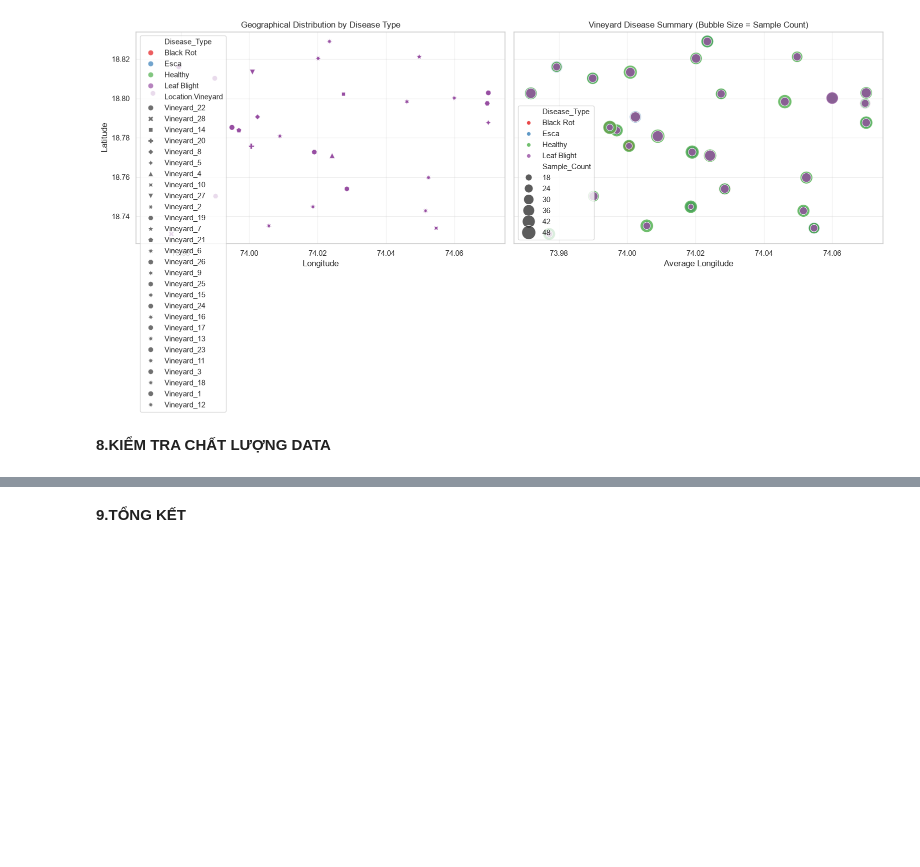
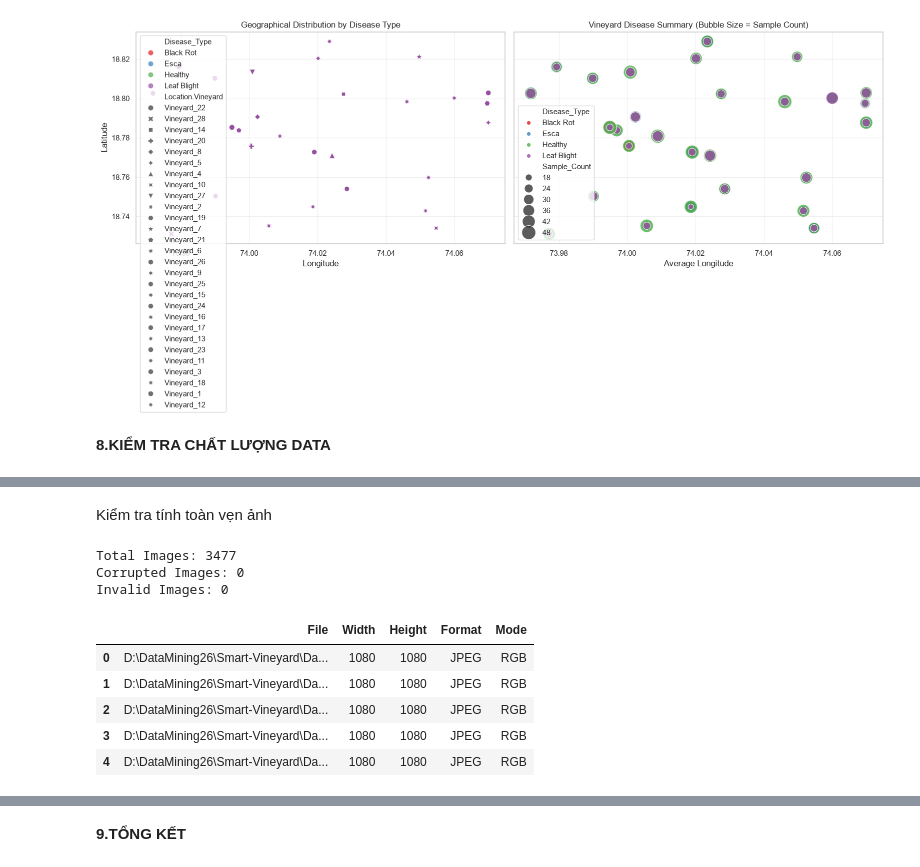
Before and after one commit to KasuraNguyen/Smart-Vineyard, a Jupyter notebook: Notebook/EDA.ipynb, the cells around one changed output, grey strips where cells are left out. Cells and saved outputs as stored; diff of their text form; code cells hidden in the pictures; blank space fills up the shorter version.

```diff
--- a/Notebook/EDA.ipynb
+++ b/Notebook/EDA.ipynb
@@ -613,0 +817,56 @@ Số lượng mẫu có GPS hợp lệ: 3478
+# %% [markdown]
+Kiểm tra tính toàn vẹn ảnh
+# %%
+# Thu thập danh sách ảnh
+image_extensions = [".jpg", ".jpeg", ".png", ".bmp", ".webp"]
+
+image_files = [
+    f for f in DATASET_DIR.rglob("*")
+    if f.is_file() and f.suffix.lower() in image_extensions
+]
+
+corrupted_images = []
+invalid_images = []
+image_info = []
+
+for file_path in image_files:
+    try:
+        with Image.open(file_path) as img:
+            img.verify()
+
+        with Image.open(file_path) as img:
+            width, height = img.size
+            image_format = img.format
+            mode = img.mode
+
+            if width <= 0 or height <= 0:
+                invalid_images.append(str(file_path))
+
+            image_info.append({
+                "File": str(file_path),
+                "Width": width,
+                "Height": height,
+                "Format": image_format,
+                "Mode": mode
+            })
+
+    except Exception:
+        corrupted_images.append(str(file_path))
+
+df_image_info = pd.DataFrame(image_info)
+
+print("Total Images:", len(image_files))
+print("Corrupted Images:", len(corrupted_images))
+print("Invalid Images:", len(invalid_images))
+
+display(df_image_info.head())
+# %% [output]
+Total Images: 3477
+Corrupted Images: 0
+Invalid Images: 0
+|  | File | Width | Height | Format | Mode |
+| 0 | D:\DataMining26\Smart-Vineyard\Da... | 1080 | 1080 | JPEG | RGB |
+| 1 | D:\DataMining26\Smart-Vineyard\Da... | 1080 | 1080 | JPEG | RGB |
+| 2 | D:\DataMining26\Smart-Vineyard\Da... | 1080 | 1080 | JPEG | RGB |
+| 3 | D:\DataMining26\Smart-Vineyard\Da... | 1080 | 1080 | JPEG | RGB |
+| 4 | D:\DataMining26\Smart-Vineyard\Da... | 1080 | 1080 | JPEG | RGB |
```
Also changed, not shown: parts of 13 cells of this notebook.
